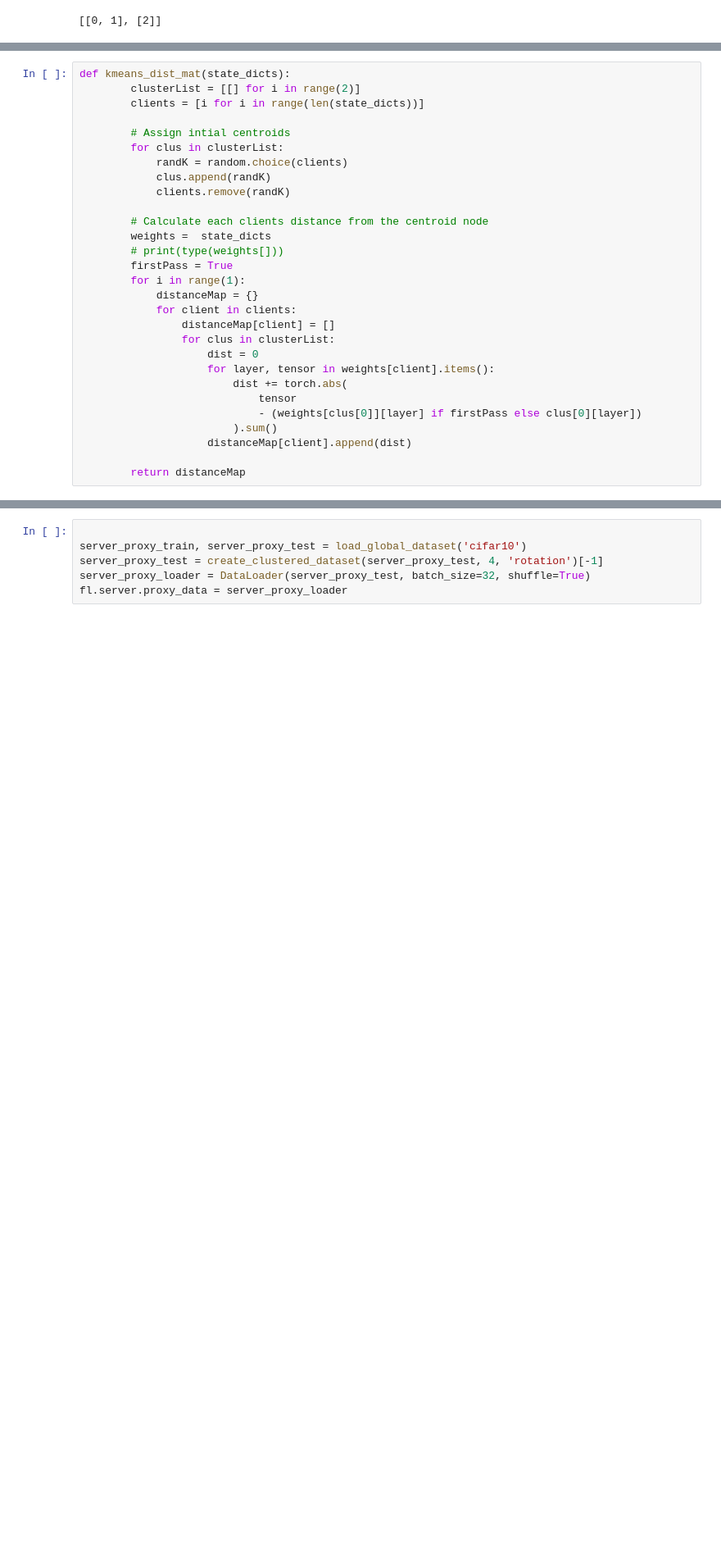
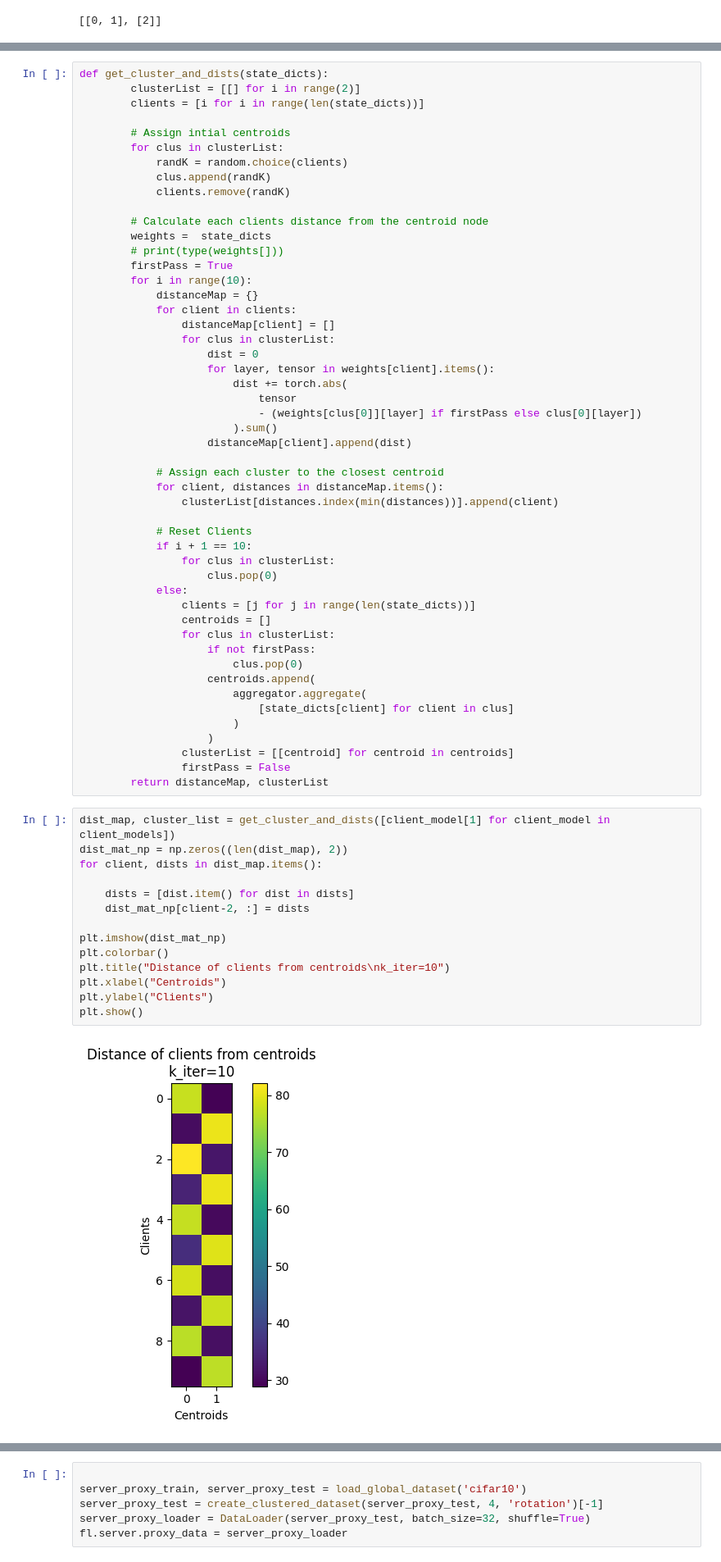
Before and after one commit to sidb70/clusterFL, a Jupyter notebook: experiments/layer_cluster.ipynb, the cells around one changed output, grey strips where cells are left out. Shown at 82% size. Cells and saved outputs as stored; diff of their text form; blank space fills up the shorter version.

```diff
--- a/experiments/layer_cluster.ipynb
+++ b/experiments/layer_cluster.ipynb
@@ -212,5 +265,5 @@ import random
 # %%
-def kmeans_dist_mat(state_dicts):
+def get_cluster_and_dists(state_dicts):
         clusterList = [[] for i in range(2)]
         clients = [i for i in range(len(state_dicts))]
 
@@ -224,7 +277,7 @@ def kmeans_dist_mat(state_dicts):
         weights =  state_dicts
         # print(type(weights[]))
         firstPass = True
-        for i in range(1):
+        for i in range(10):
             distanceMap = {}
             for client in clients:
                 distanceMap[client] = []
@@ -237,4 +290,41 @@ def kmeans_dist_mat(state_dicts):
                         ).sum()
                     distanceMap[client].append(dist)
 
-        return distanceMap
+            # Assign each cluster to the closest centroid
+            for client, distances in distanceMap.items():
+                clusterList[distances.index(min(distances))].append(client)
+
+            # Reset Clients
+            if i + 1 == 10:
+                for clus in clusterList:
+                    clus.pop(0)
+            else:
+                clients = [j for j in range(len(state_dicts))]
+                centroids = []
+                for clus in clusterList:
+                    if not firstPass:
+                        clus.pop(0)
+                    centroids.append(
+                        aggregator.aggregate(
+                            [state_dicts[client] for client in clus]
+                        )
+                    )
+                clusterList = [[centroid] for centroid in centroids]
+                firstPass = False
+        return distanceMap, clusterList
+# %%
+dist_map, cluster_list = get_cluster_and_dists([client_model[1] for client_model in client_models])
+dist_mat_np = np.zeros((len(dist_map), 2))
+for client, dists in dist_map.items():
+
+    dists = [dist.item() for dist in dists]
+    dist_mat_np[client-2, :] = dists
+
+plt.imshow(dist_mat_np)
+plt.colorbar()
+plt.title("Distance of clients from centroids\nk_iter=10")
+plt.xlabel("Centroids")
+plt.ylabel("Clients")
+plt.show()
+# %% [output]
+[figure, added]
```
Also changed, not shown: parts of 7 cells of this notebook, 4 other files.
